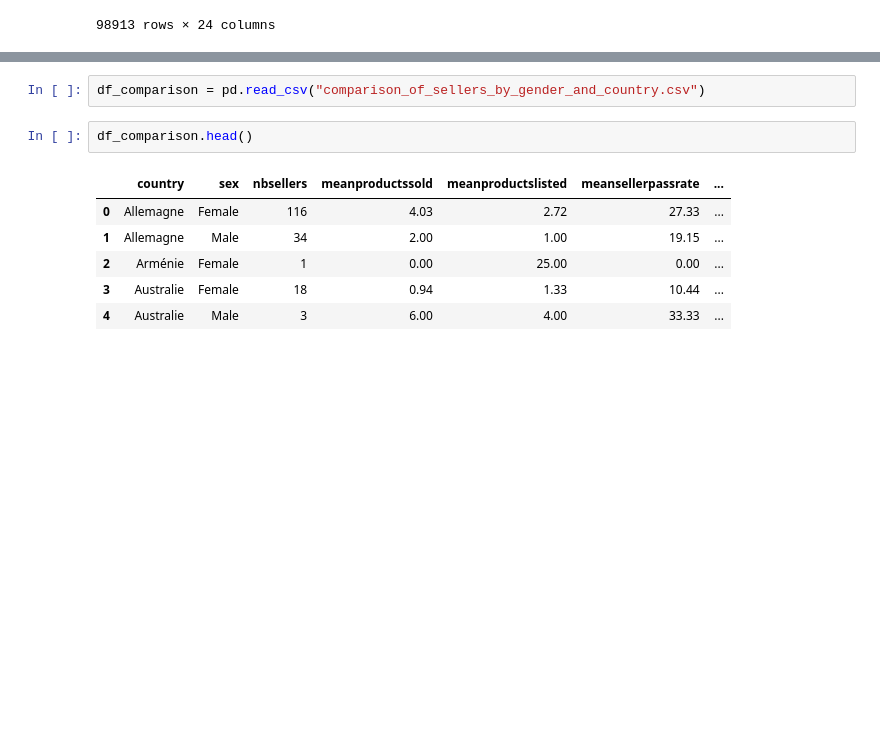
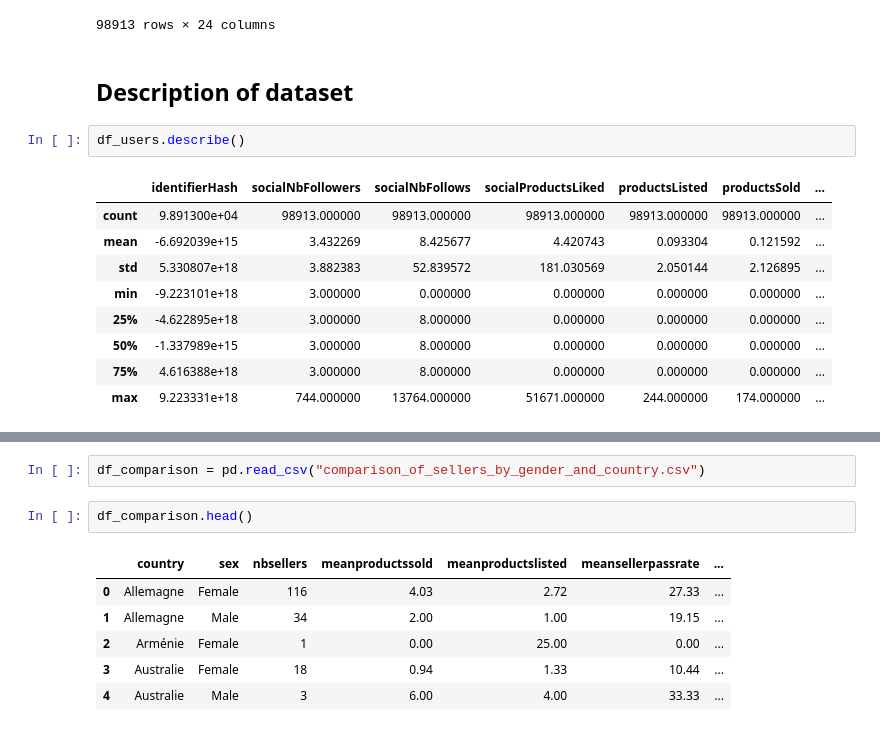
Before and after one commit to FriedaTims-Jansma/E-commerce_SQL, a Jupyter notebook: notebooks/Ecommerce-users-of-a-french-c2c-fashion-store.ipynb, the cells around one changed output, grey strips where cells are left out. Drawn from its saved outputs; the diff is of its cells as text; blank space fills up the shorter version.

```diff
--- a/notebooks/Ecommerce-users-of-a-french-c2c-fashion-store.ipynb
+++ b/notebooks/Ecommerce-users-of-a-french-c2c-fashion-store.ipynb
@@ -28,3 +29,17 @@ df_users
 | 98911 | 2006580738726207028 | user | Italie | it | 3 | 8 | 0 | ... |
 | 98912 | -7621316584087253691 | user | Guinée | fr | 3 | 8 | 0 | ... |
 98913 rows × 24 columns
+# %% [markdown]
+## Description of dataset
+# %%
+df_users.describe()
+# %% [output]
+|  | identifierHash | socialNbFollowers | socialNbFollows | socialProductsLiked | productsListed | productsSold | ... |
+| count | 9.891300e+04 | 98913.000000 | 98913.000000 | 98913.000000 | 98913.000000 | 98913.000000 | ... |
+| mean | -6.692039e+15 | 3.432269 | 8.425677 | 4.420743 | 0.093304 | 0.121592 | ... |
+| std | 5.330807e+18 | 3.882383 | 52.839572 | 181.030569 | 2.050144 | 2.126895 | ... |
+| min | -9.223101e+18 | 3.000000 | 0.000000 | 0.000000 | 0.000000 | 0.000000 | ... |
+| 25% | -4.622895e+18 | 3.000000 | 8.000000 | 0.000000 | 0.000000 | 0.000000 | ... |
+| 50% | -1.337989e+15 | 3.000000 | 8.000000 | 0.000000 | 0.000000 | 0.000000 | ... |
+| 75% | 4.616388e+18 | 3.000000 | 8.000000 | 0.000000 | 0.000000 | 0.000000 | ... |
+| max | 9.223331e+18 | 744.000000 | 13764.000000 | 51671.000000 | 244.000000 | 174.000000 | ... |
```
Also changed, not shown: parts of 11 cells of this notebook.
